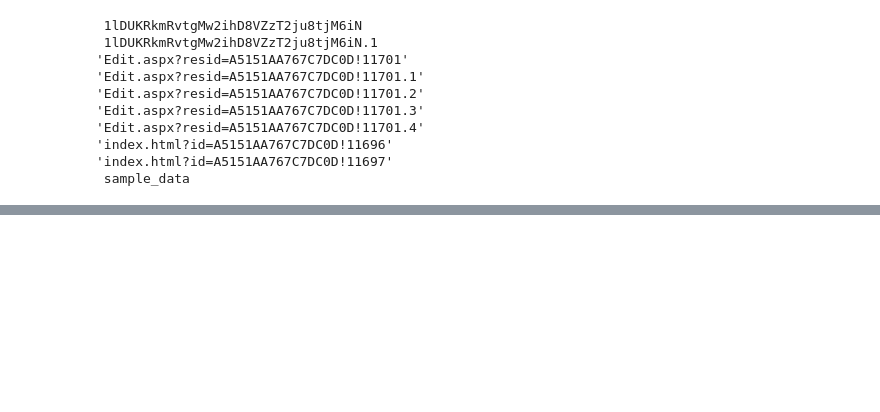
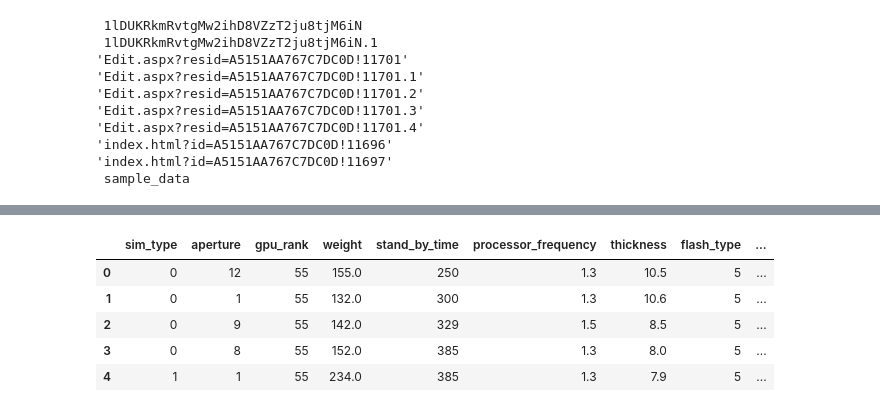
Before and after one commit to anuanu0-0/Deep-Learning, a Jupyter notebook: Getting-Started/python_basics.ipynb, the cells around one changed output, grey strips where cells are left out. Saved outputs shown, nothing was run; the diff lists cells and outputs as text; code cells hidden in the pictures; blank space fills up the shorter version.

```diff
--- a/Getting-Started/python_basics.ipynb
+++ b/Getting-Started/python_basics.ipynb
@@ -709,0 +735,11 @@ index.html?id=A5151 100%[===================>] 302.03K  1.50MB/s    in 0.2s
+# %%
+import pandas as pd
+data = pd.read_csv('/content/sample_data/mobile_cleaned.csv')
+data.head()
+# %% [output]
+|  | sim_type | aperture | gpu_rank | weight | stand_by_time | processor_frequency | thickness | flash_type | ... |
+| 0 | 0 | 12 | 55 | 155.0 | 250 | 1.3 | 10.5 | 5 | ... |
+| 1 | 0 | 1 | 55 | 132.0 | 300 | 1.3 | 10.6 | 5 | ... |
+| 2 | 0 | 9 | 55 | 142.0 | 329 | 1.5 | 8.5 | 5 | ... |
+| 3 | 0 | 8 | 55 | 152.0 | 385 | 1.3 | 8.0 | 5 | ... |
+| 4 | 1 | 1 | 55 | 234.0 | 385 | 1.3 | 7.9 | 5 | ... |
```
Also changed, not shown: parts of 5 cells of this notebook.
